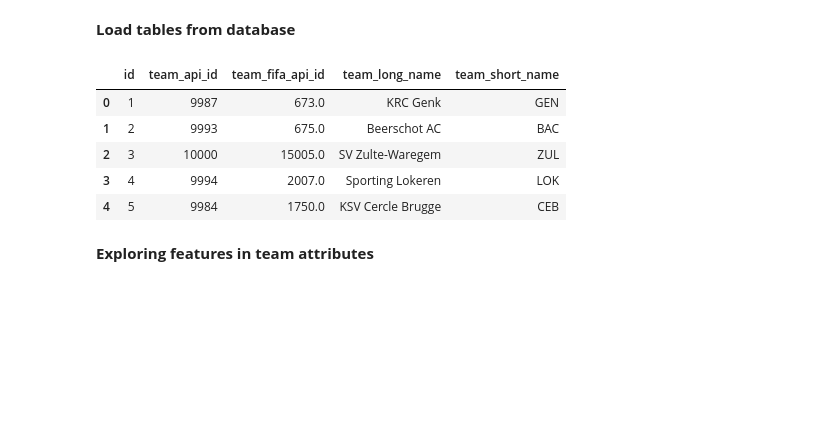
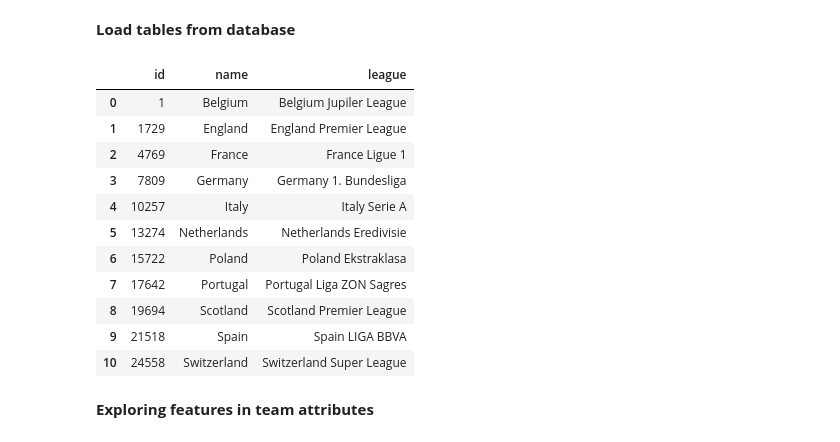
Before and after one commit to hbbhsy/European-Soccer-EDA, a Jupyter notebook: European Soccer EDA-Copy1.ipynb, the cells around one changed output. Saved outputs shown, nothing was run; the diff lists cells and outputs as text; code cells hidden in the pictures; blank space fills up the shorter version.

```diff
--- a/European Soccer EDA-Copy1.ipynb
+++ b/European Soccer EDA-Copy1.ipynb
@@ -24,14 +24,20 @@ team=pd.read_sql_query('SELECT * from Team;',conn)
 team_atr=pd.read_sql_query('SELECT * from Team_Attributes;',conn)
 # %%
 country['league']=league['name']
-team.head()
+country
 # %% [output]
-|  | id | team_api_id | team_fifa_api_id | team_long_name | team_short_name |
-| 0 | 1 | 9987 | 673.0 | KRC Genk | GEN |
-| 1 | 2 | 9993 | 675.0 | Beerschot AC | BAC |
-| 2 | 3 | 10000 | 15005.0 | SV Zulte-Waregem | ZUL |
-| 3 | 4 | 9994 | 2007.0 | Sporting Lokeren | LOK |
-| 4 | 5 | 9984 | 1750.0 | KSV Cercle Brugge | CEB |
+|  | id | name | league |
+| 0 | 1 | Belgium | Belgium Jupiler League |
+| 1 | 1729 | England | England Premier League |
+| 2 | 4769 | France | France Ligue 1 |
+| 3 | 7809 | Germany | Germany 1. Bundesliga |
+| 4 | 10257 | Italy | Italy Serie A |
+| 5 | 13274 | Netherlands | Netherlands Eredivisie |
+| 6 | 15722 | Poland | Poland Ekstraklasa |
+| 7 | 17642 | Portugal | Portugal Liga ZON Sagres |
+| 8 | 19694 | Scotland | Scotland Premier League |
+| 9 | 21518 | Spain | Spain LIGA BBVA |
+| 10 | 24558 | Switzerland | Switzerland Super League |
 # %% [markdown]
 **Exploring features in team attributes**
 # %%
```
Also changed, not shown: parts of 15 cells of this notebook, 9 other files.
